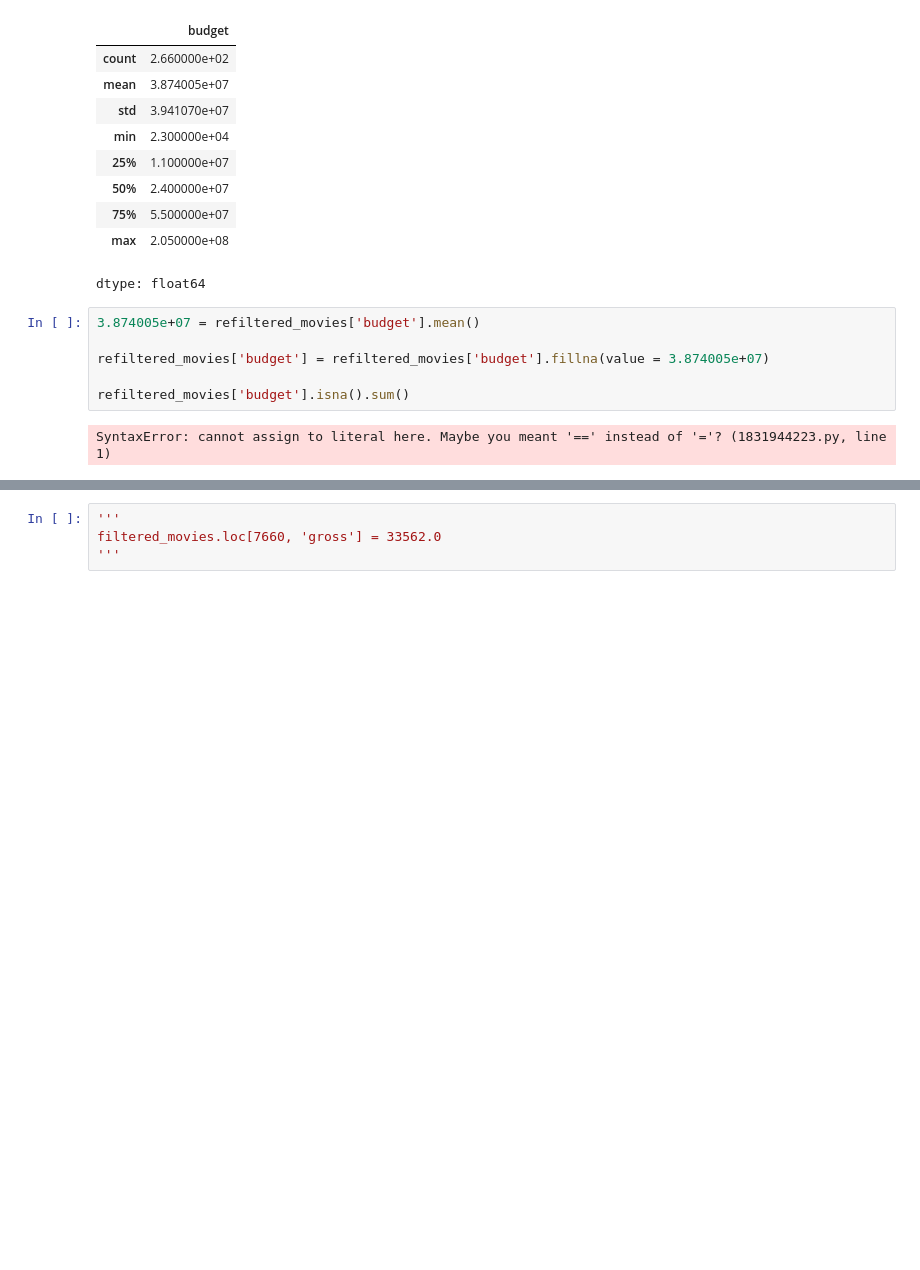
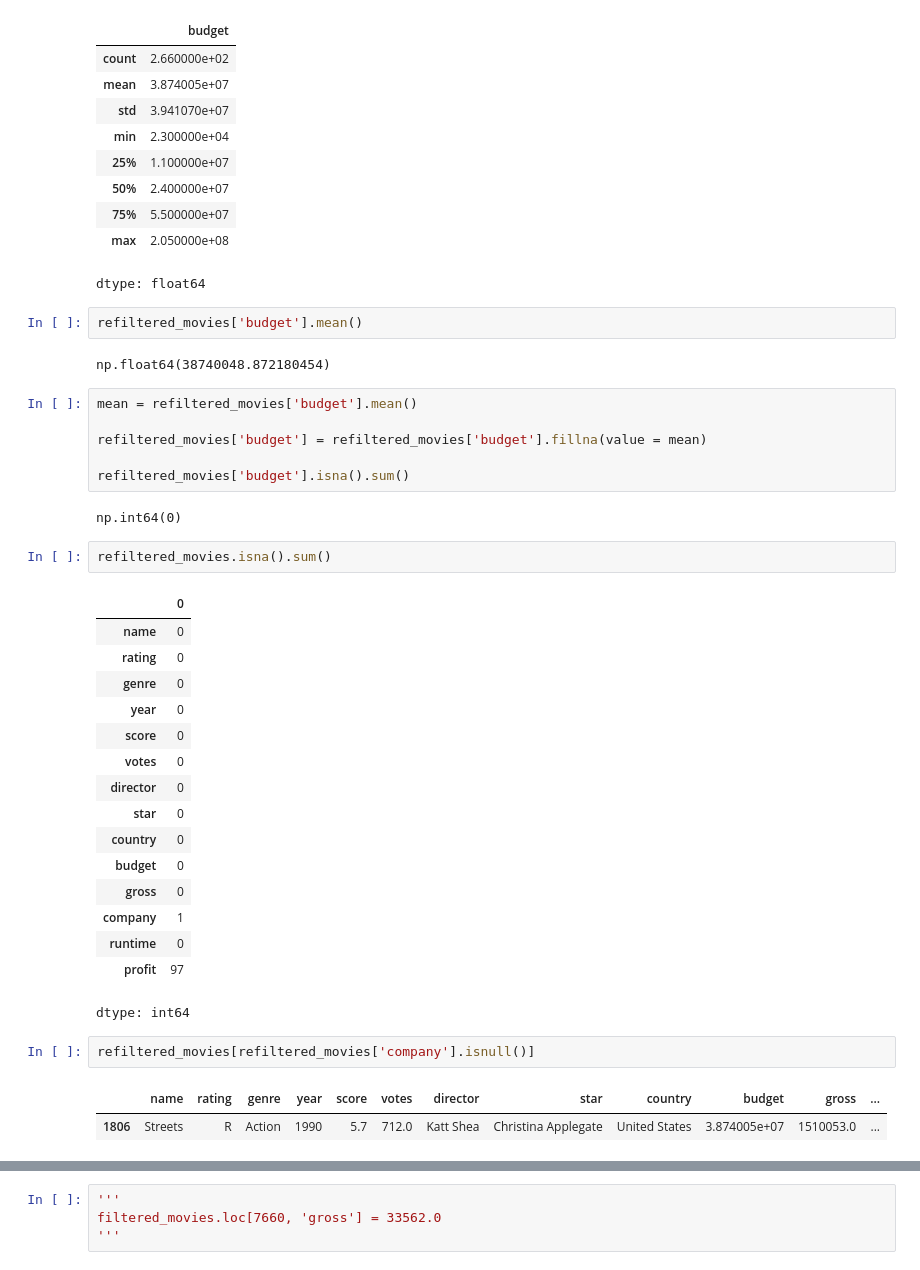
Before and after one commit to Kaidense2026/Pop_culture-, a Jupyter notebook: Pop_Culture_research_project.ipynb, the cells around one changed output, grey strips where cells are left out. Saved outputs shown, nothing was run; the diff lists cells and outputs as text; blank space fills up the shorter version.

```diff
--- a/Pop_Culture_research_project.ipynb
+++ b/Pop_Culture_research_project.ipynb
@@ -429,11 +462,39 @@ refiltered_movies['budget'].describe()
 | 75% | 5.500000e+07 |
 | max | 2.050000e+08 |
 dtype: float64
+# %%
+refiltered_movies['budget'].mean()
+# %% [output]
+np.float64(38740048.872180454)
 # %%
-3.874005e+07 = refiltered_movies['budget'].mean()
+mean = refiltered_movies['budget'].mean()
 
-refiltered_movies['budget'] = refiltered_movies['budget'].fillna(value = 3.874005e+07)
+refiltered_movies['budget'] = refiltered_movies['budget'].fillna(value = mean)
 
 refiltered_movies['budget'].isna().sum()
 # %% [output]
-SyntaxError: cannot assign to literal here. Maybe you meant '==' instead of '='? (1831944223.py, line 1)
+np.int64(0)
+# %%
+refiltered_movies.isna().sum()
+# %% [output]
+|  | 0 |
+| name | 0 |
+| rating | 0 |
+| genre | 0 |
+| year | 0 |
+| score | 0 |
+| votes | 0 |
+| director | 0 |
+| star | 0 |
+| country | 0 |
+| budget | 0 |
+| gross | 0 |
+| company | 1 |
+| runtime | 0 |
+| profit | 97 |
+dtype: int64
+# %%
+refiltered_movies[refiltered_movies['company'].isnull()]
+# %% [output]
+|  | name | rating | genre | year | score | votes | director | star | country | budget | gross | ... |
+| 1806 | Streets | R | Action | 1990 | 5.7 | 712.0 | Katt Shea | Christina Applegate | United States | 3.874005e+07 | 1510053.0 | ... |
```
Also changed, not shown: parts of 6 cells of this notebook.
